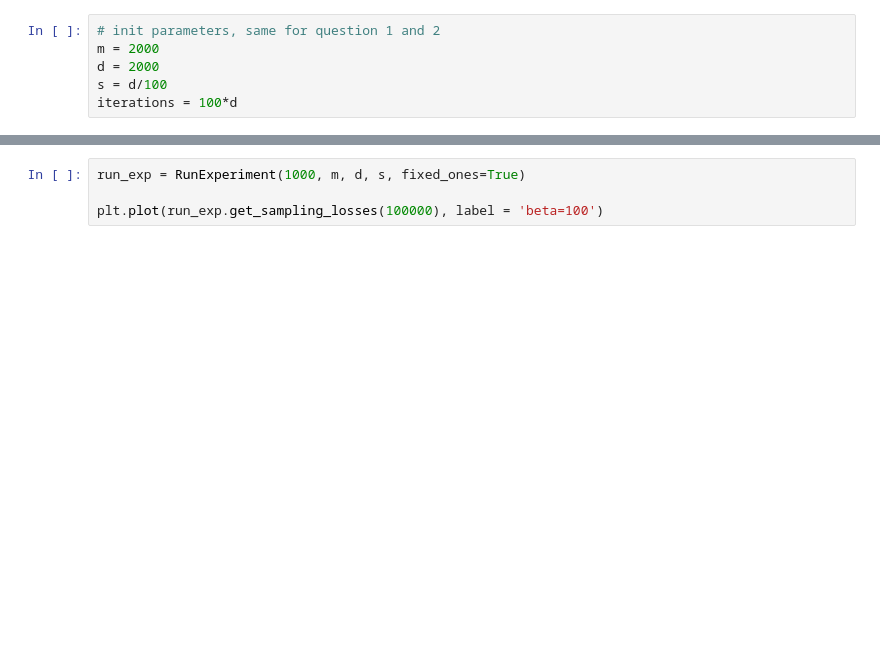
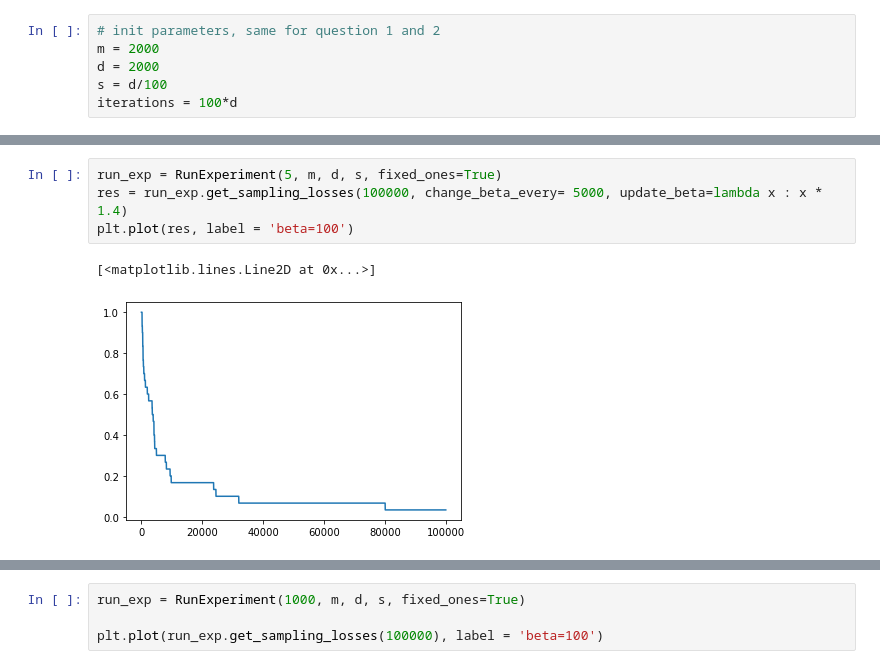
Before and after one commit to michelelupini/MC-project, a Jupyter notebook: new_main.ipynb, the cells around one changed output, grey strips where cells are left out. Drawn from its saved outputs; the diff is of its cells as text; blank space fills up the shorter version.

```diff
--- a/new_main.ipynb
+++ b/new_main.ipynb
@@ -27,0 +57,7 @@ plt.plot(run_exp.get_sampling_losses(1000000), label = 'beta=100')
+# %%
+run_exp = RunExperiment(5, m, d, s, fixed_ones=True)
+res = run_exp.get_sampling_losses(100000, change_beta_every= 5000, update_beta=lambda x : x * 1.4)
+plt.plot(res, label = 'beta=100')
+# %% [output]
+[<matplotlib.lines.Line2D at 0x...>]
+[figure, added]
```
Also changed, not shown: parts of 7 cells of this notebook, 8 other files.
